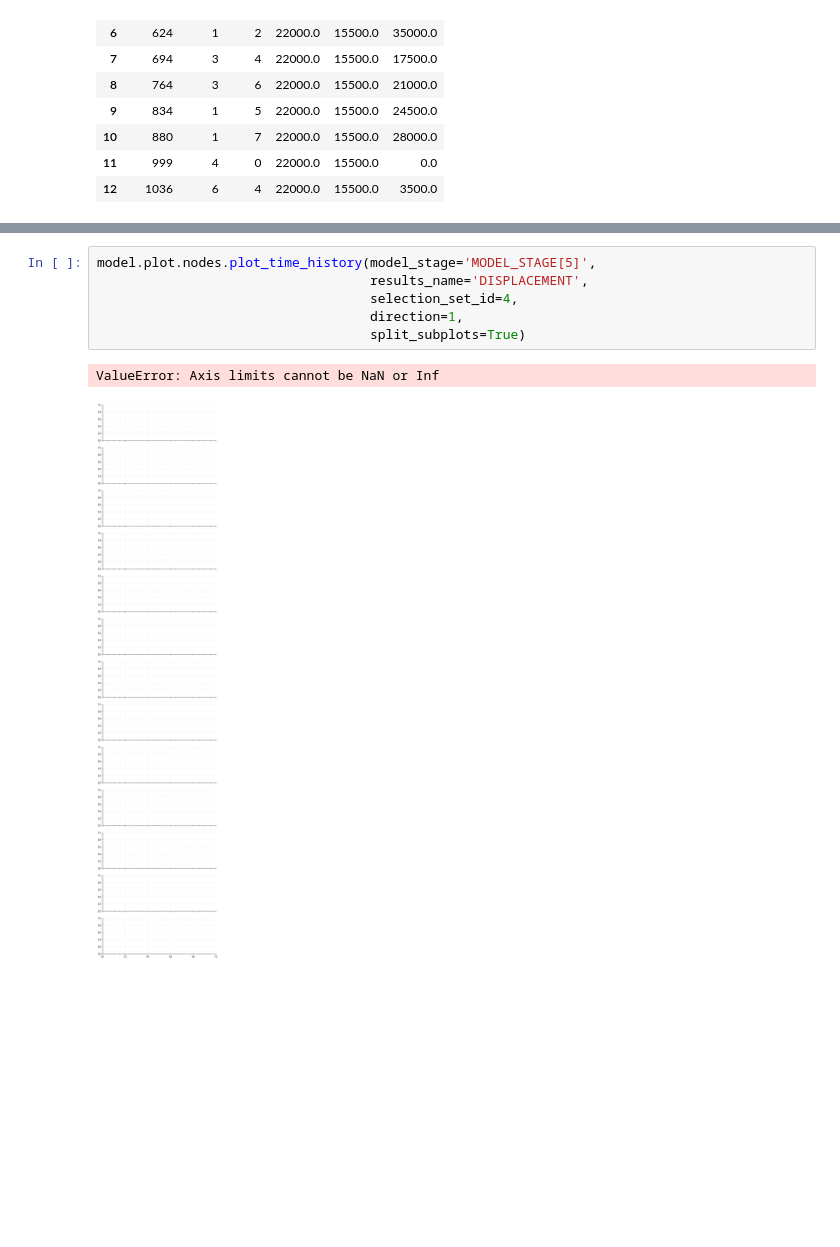
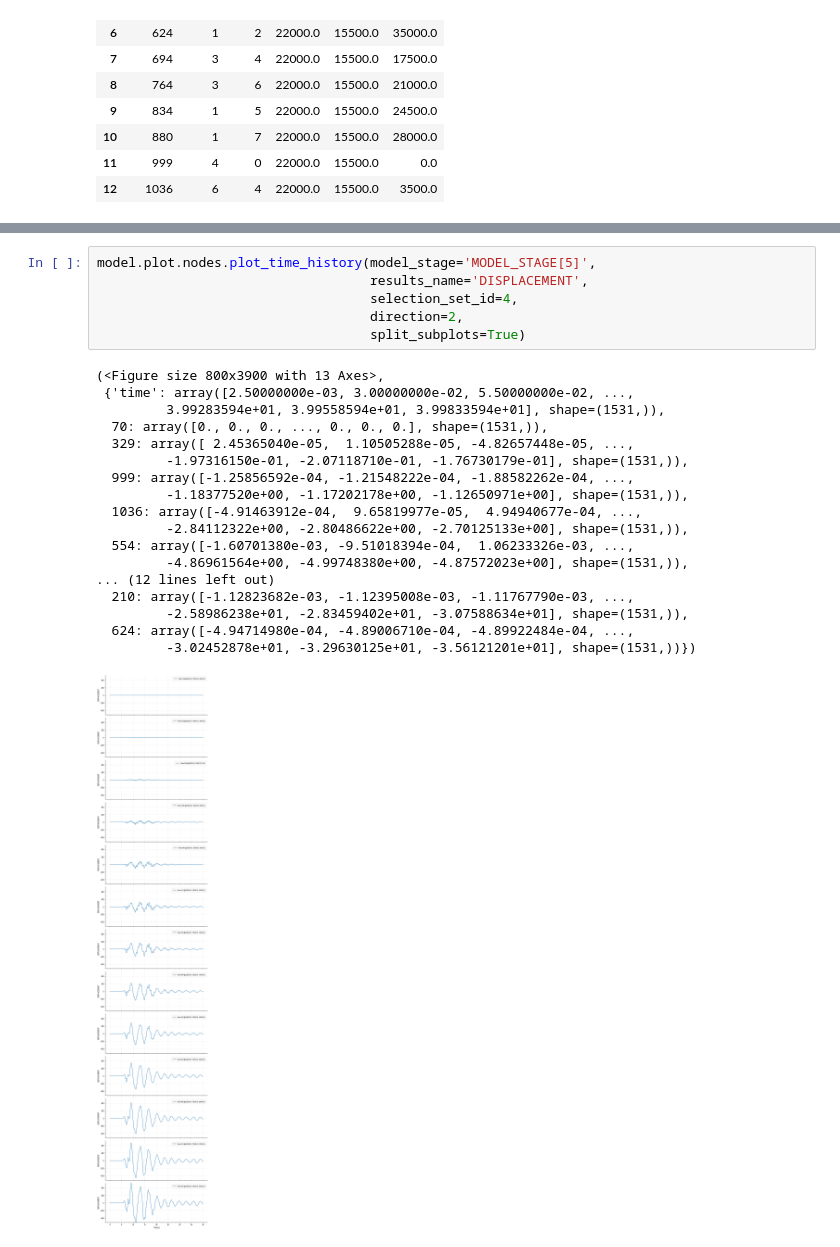
Before and after one commit to nmorabowen/STKO_to_python, a Jupyter notebook: src/STKO_to_python/examples/nodal_plots_example.ipynb, the cells around one changed output, grey strips where cells are left out. Saved outputs shown, nothing was run; the diff lists cells and outputs as text; blank space fills up the shorter version.

```diff
--- a/src/STKO_to_python/examples/nodal_plots_example.ipynb
+++ b/src/STKO_to_python/examples/nodal_plots_example.ipynb
@@ -138,12 +140,28 @@ model.plot.nodes.plot_roof_drift(model_stage='MODEL_STAGE[5]',
 # %%
 model.plot.nodes.plot_time_history(model_stage='MODEL_STAGE[5]',
                                    results_name='DISPLACEMENT',
                                    selection_set_id=4,
-                                   direction=1,
+                                   direction=2,
                                    split_subplots=True)
 # %% [output]
-ValueError: Axis limits cannot be NaN or Inf
+(<Figure size 800x3900 with 13 Axes>,
+ {'time': array([2.50000000e-03, 3.00000000e-02, 5.50000000e-02, ...,
+         3.99283594e+01, 3.99558594e+01, 3.99833594e+01], shape=(1531,)),
+  70: array([0., 0., 0., ..., 0., 0., 0.], shape=(1531,)),
+  329: array([ 2.45365040e-05,  1.10505288e-05, -4.82657448e-05, ...,
+         -1.97316150e-01, -2.07118710e-01, -1.76730179e-01], shape=(1531,)),
+  999: array([-1.25856592e-04, -1.21548222e-04, -1.88582262e-04, ...,
+         -1.18377520e+00, -1.17202178e+00, -1.12650971e+00], shape=(1531,)),
+  1036: array([-4.91463912e-04,  9.65819977e-05,  4.94940677e-04, ...,
+         -2.84112322e+00, -2.80486622e+00, -2.70125133e+00], shape=(1531,)),
+  554: array([-1.60701380e-03, -9.51018394e-04,  1.06233326e-03, ...,
+         -4.86961564e+00, -4.99748380e+00, -4.87572023e+00], shape=(1531,)),
+... (12 lines left out)
+  210: array([-1.12823682e-03, -1.12395008e-03, -1.11767790e-03, ...,
+         -2.58986238e+01, -2.83459402e+01, -3.07588634e+01], shape=(1531,)),
+  624: array([-4.94714980e-04, -4.89006710e-04, -4.89922484e-04, ...,
+         -3.02452878e+01, -3.29630125e+01, -3.56121201e+01], shape=(1531,))})
-[figure, old version]
+[figure, new version]
 # %%
 model.plot.nodes.plot_story_drifts(model_stage='MODEL_STAGE[5]',
                                    selection_set_id=4,
```
Also changed, not shown: parts of 10 cells of this notebook, 3 other files.
